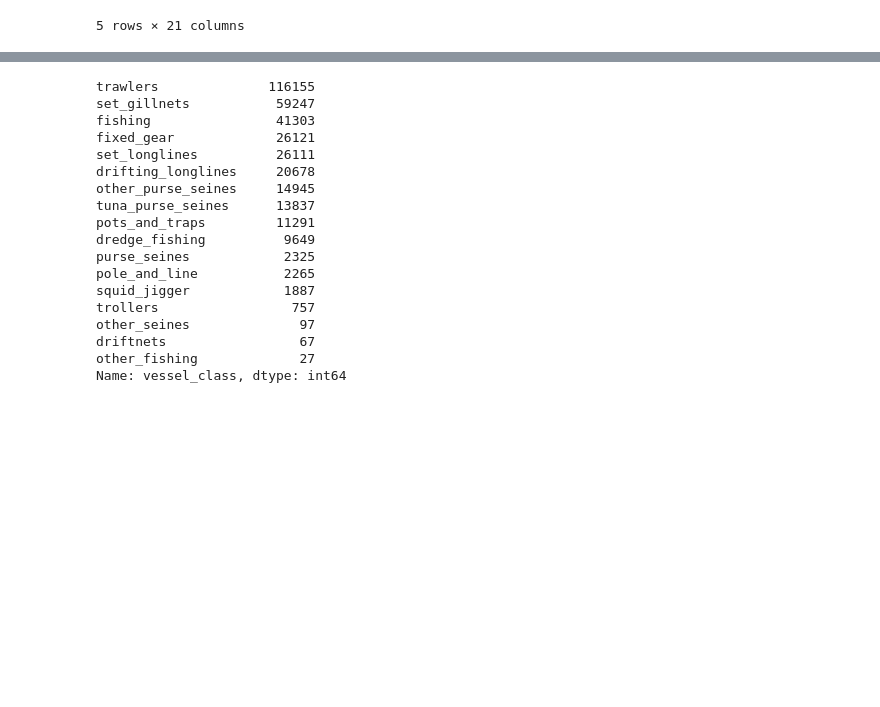
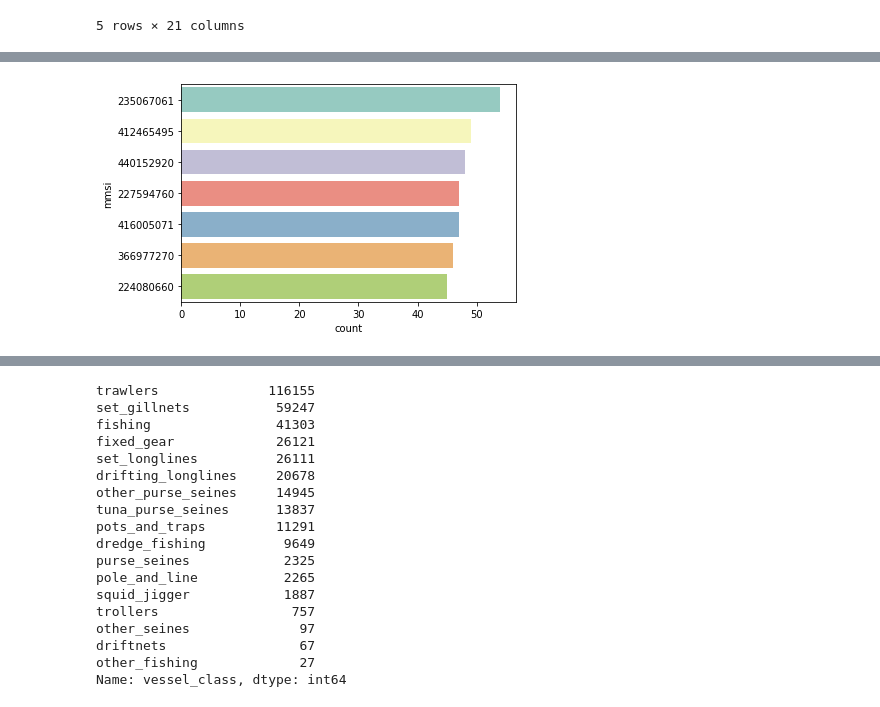
Before and after one commit to jessicarose00/Dark_to_Transparent, a Jupyter notebook: 03_EDA.ipynb, the cells around one changed output, grey strips where cells are left out. Saved outputs shown, nothing was run; the diff lists cells and outputs as text; code cells hidden in the pictures; blank space fills up the shorter version.

```diff
--- a/03_EDA.ipynb
+++ b/03_EDA.ipynb
@@ -89,3 +99,9 @@ gap_notreg.describe()
 | 50% | 4.124257e+08 | 30.550000 | 3.613040e+03 | 0.044143 | 0.051323 | 31.008883 | 119.521981 | ... |
 | 75% | 4.160017e+08 | 83.016667 | 1.703127e+04 | 0.237987 | 1.785874 | 37.930020 | 121.949576 | ... |
 | max | 1.020002e+09 | 15511.116667 | 1.919246e+07 | 617.980208 | 735.613968 | 72.965227 | 179.995645 | ... |
+# %%
+# Which MMSI IDs appear the most in the gap events dataset/how often?
+sns.countplot(y="mmsi", data=gap_notreg, palette="Set3",
+              order=gap_notreg['mmsi'].value_counts().iloc[:7].index);
+# %% [output]
+[figure, added]
```
Also changed, not shown: parts of 21 cells of this notebook, 3 other files.
